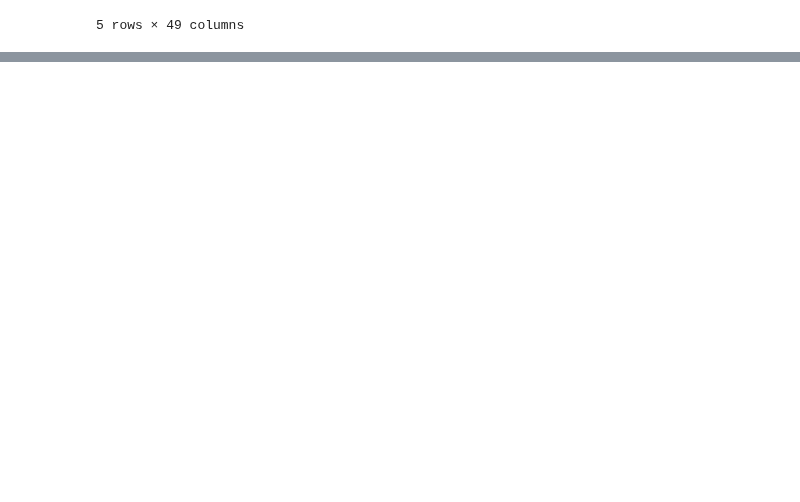
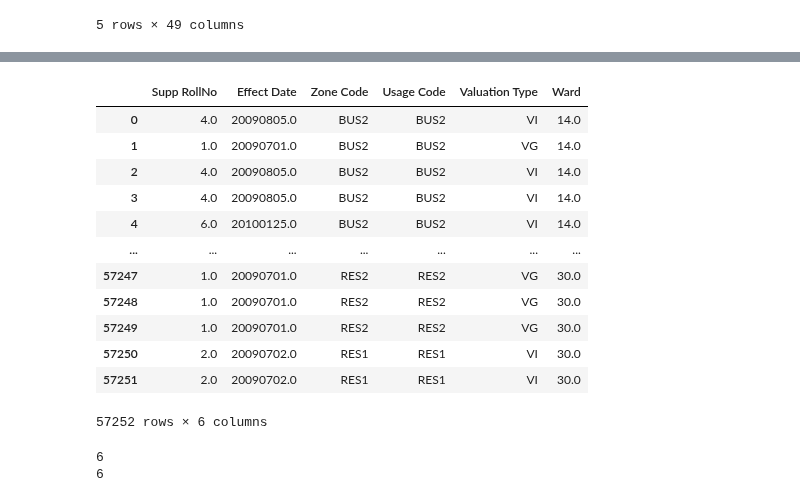
Before and after one commit to BongumusaSizwe/DAE_PROJECT, a Jupyter notebook: mini_project/Houses/Untitled.ipynb, the cells around one changed output, grey strips where cells are left out. Drawn from its saved outputs; the diff is of its cells as text; code cells hidden in the pictures; blank space fills up the shorter version.

```diff
--- a/mini_project/Houses/Untitled.ipynb
+++ b/mini_project/Houses/Untitled.ipynb
@@ -70,0 +88,28 @@ data_new.head()
+# %%
+#There is only N and null values in 'Empty Stand Ind'. The question is 'is null equal to yes?', this assumption is far fetched thus might be incorrect, based on that we take out this column
+my_data_set = my_data_set.drop(columns = 'Empty Stand Ind')
+my_data_set
+# %% [output]
+|  | Supp RollNo | Effect Date | Zone Code | Usage Code | Valuation Type | Ward |
+| 0 | 4.0 | 20090805.0 | BUS2 | BUS2 | VI | 14.0 |
+| 1 | 1.0 | 20090701.0 | BUS2 | BUS2 | VG | 14.0 |
+| 2 | 4.0 | 20090805.0 | BUS2 | BUS2 | VI | 14.0 |
+| 3 | 4.0 | 20090805.0 | BUS2 | BUS2 | VI | 14.0 |
+| 4 | 6.0 | 20100125.0 | BUS2 | BUS2 | VI | 14.0 |
+| ... | ... | ... | ... | ... | ... | ... |
+| 57247 | 1.0 | 20090701.0 | RES2 | RES2 | VG | 30.0 |
+| 57248 | 1.0 | 20090701.0 | RES2 | RES2 | VG | 30.0 |
+| 57249 | 1.0 | 20090701.0 | RES2 | RES2 | VG | 30.0 |
+| 57250 | 2.0 | 20090702.0 | RES1 | RES1 | VI | 30.0 |
+| 57251 | 2.0 | 20090702.0 | RES1 | RES1 | VI | 30.0 |
+57252 rows × 6 columns
+# %%
+#Checking columns with null values
+ncols_missing = my_data_set.isnull().any(axis=0).sum()
+print(ncols_missing)
+#Checking rows with null values
+nrows_missing = my_data_set.isnull().any(axis=1).sum()
+print(nrows_missing)
+# %% [output]
+6
+6
```
Also changed, not shown: parts of 8 cells of this notebook, 2 other files.
